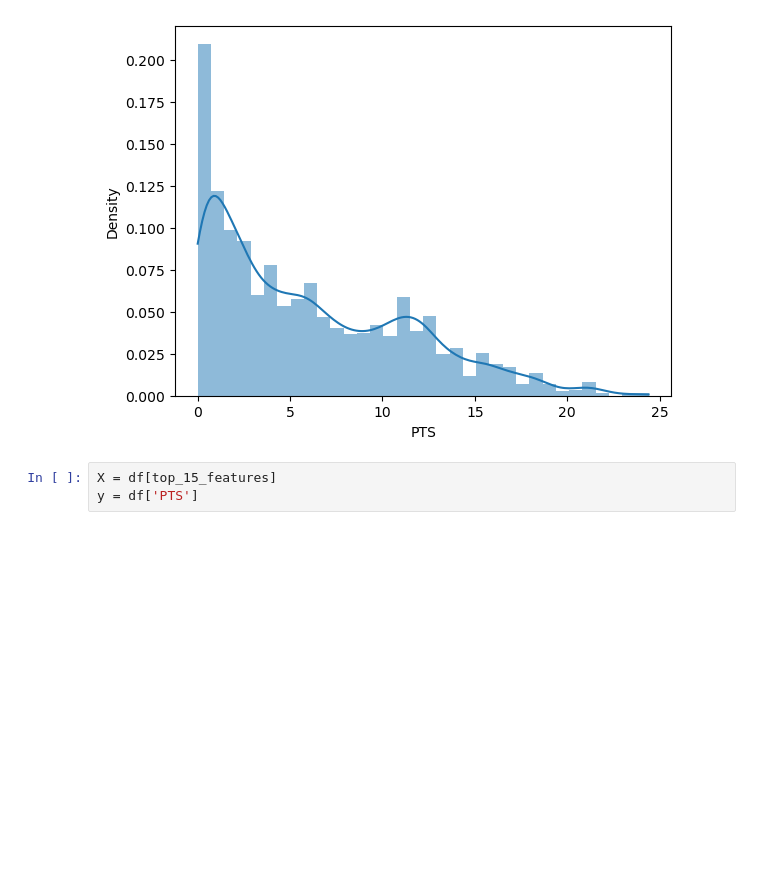
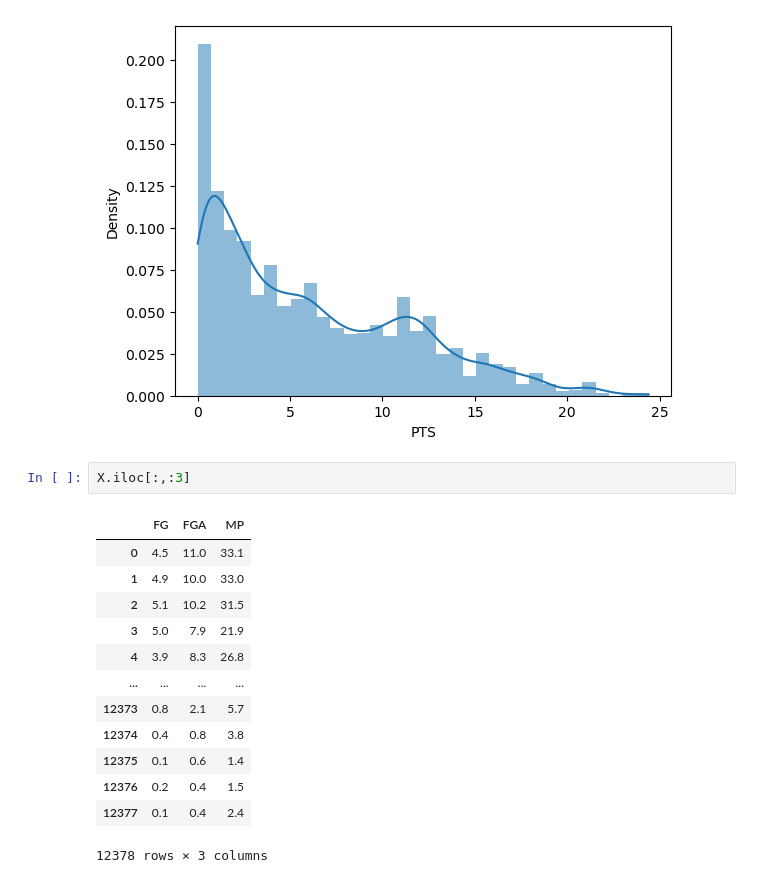
Before and after one commit to hinayatali9/STA365_Proj, a Jupyter notebook: data_fetch.ipynb, the cells around one changed output. Drawn from its saved outputs; the diff is of its cells as text; blank space fills up the shorter version.

```diff
--- a/data_fetch.ipynb
+++ b/data_fetch.ipynb
@@ -159,7 +190,20 @@ sns.histplot(df['PTS'], kde=True, stat="density", linewidth=0)
 # %% [output]
 <Axes: xlabel='PTS', ylabel='Density'>
 [figure]
-# %%
-X = df[top_15_features]
-y = df['PTS']
+# %%
+X.iloc[:,:3]
+# %% [output]
+|  | FG | FGA | MP |
+| 0 | 4.5 | 11.0 | 33.1 |
+| 1 | 4.9 | 10.0 | 33.0 |
+| 2 | 5.1 | 10.2 | 31.5 |
+| 3 | 5.0 | 7.9 | 21.9 |
+| 4 | 3.9 | 8.3 | 26.8 |
+| ... | ... | ... | ... |
+| 12373 | 0.8 | 2.1 | 5.7 |
+| 12374 | 0.4 | 0.8 | 3.8 |
+| 12375 | 0.1 | 0.6 | 1.4 |
+| 12376 | 0.2 | 0.4 | 1.5 |
+| 12377 | 0.1 | 0.4 | 2.4 |
+12378 rows × 3 columns
 # %%
```
Also changed, not shown: parts of 12 cells of this notebook, 1 other file.
